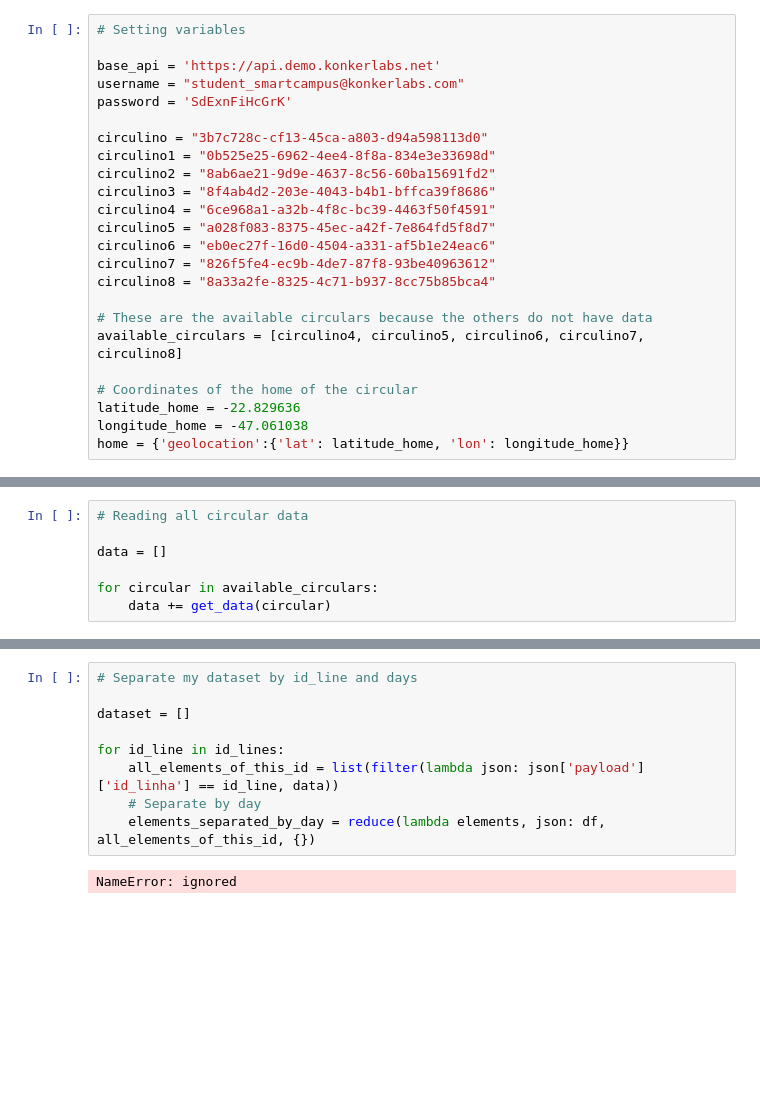
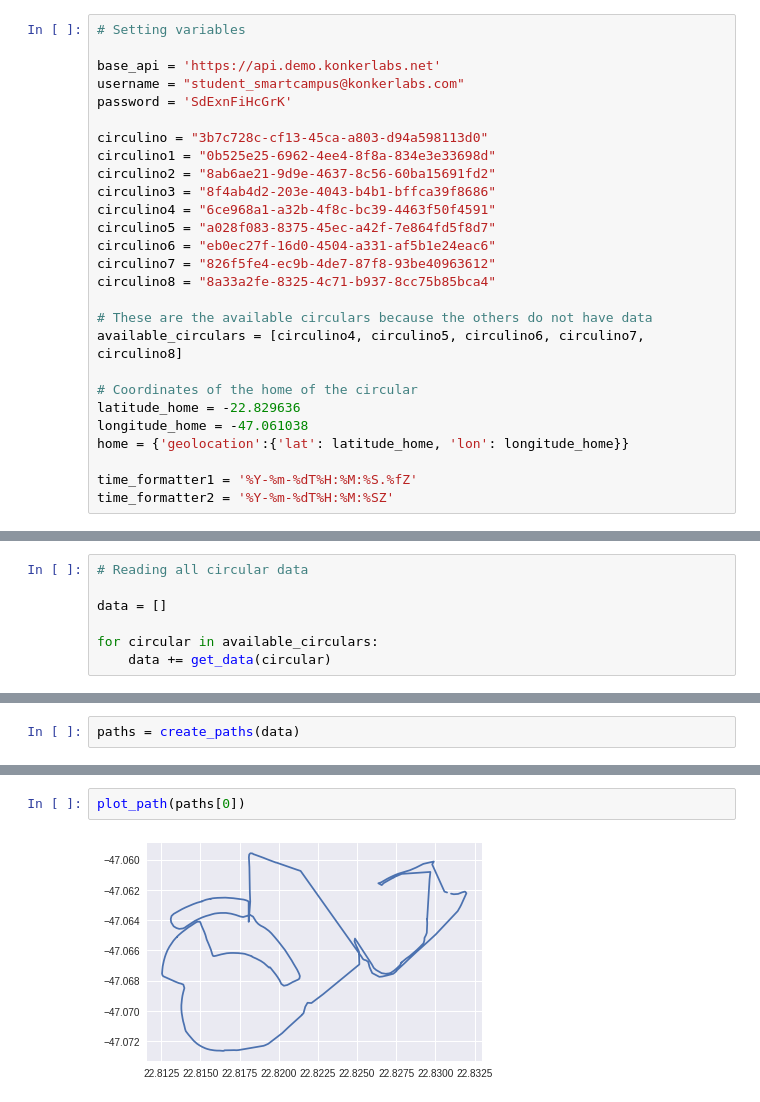
Before and after one commit to leo-alves-melo/busPredictor, a Jupyter notebook: dumpBusPredictor.ipynb, the cells around one changed output, grey strips where cells are left out. Saved outputs shown, nothing was run; the diff lists cells and outputs as text; blank space fills up the shorter version.

```diff
--- a/dumpBusPredictor.ipynb
+++ b/dumpBusPredictor.ipynb
@@ -49,6 +53,9 @@ available_circulars = [circulino4, circulino5, circulino6, circulino7, circulino
 latitude_home = -22.829636
 longitude_home = -47.061038
 home = {'geolocation':{'lat': latitude_home, 'lon': longitude_home}}
+
+time_formatter1 = '%Y-%m-%dT%H:%M:%S.%fZ'
+time_formatter2 = '%Y-%m-%dT%H:%M:%SZ'
 # %%
 # Defining Functions
 
@@ -134,0 +230,2 @@ print(id_lines)
+# %%
+paths = create_paths(data)
@@ -139,11 +266,4 @@ print('')
-# %%
-# Separate my dataset by id_line and days
-
-dataset = []
-
-for id_line in id_lines:
-    all_elements_of_this_id = list(filter(lambda json: json['payload']['id_linha'] == id_line, data))
-    # Separate by day
-    elements_separated_by_day = reduce(lambda elements, json: df, all_elements_of_this_id, {})
-# %% [output]
-NameError: ignored
+# %%
+plot_path(paths[0])
+# %% [output]
+[figure, added]
```
Also changed, not shown: parts of 6 cells of this notebook.
